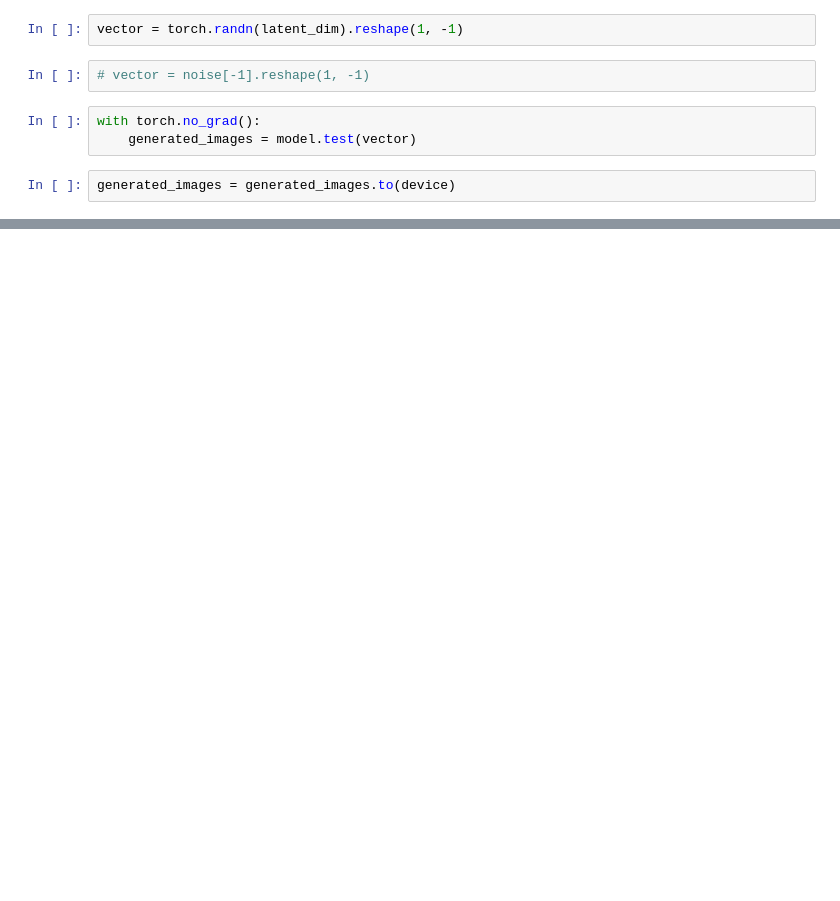
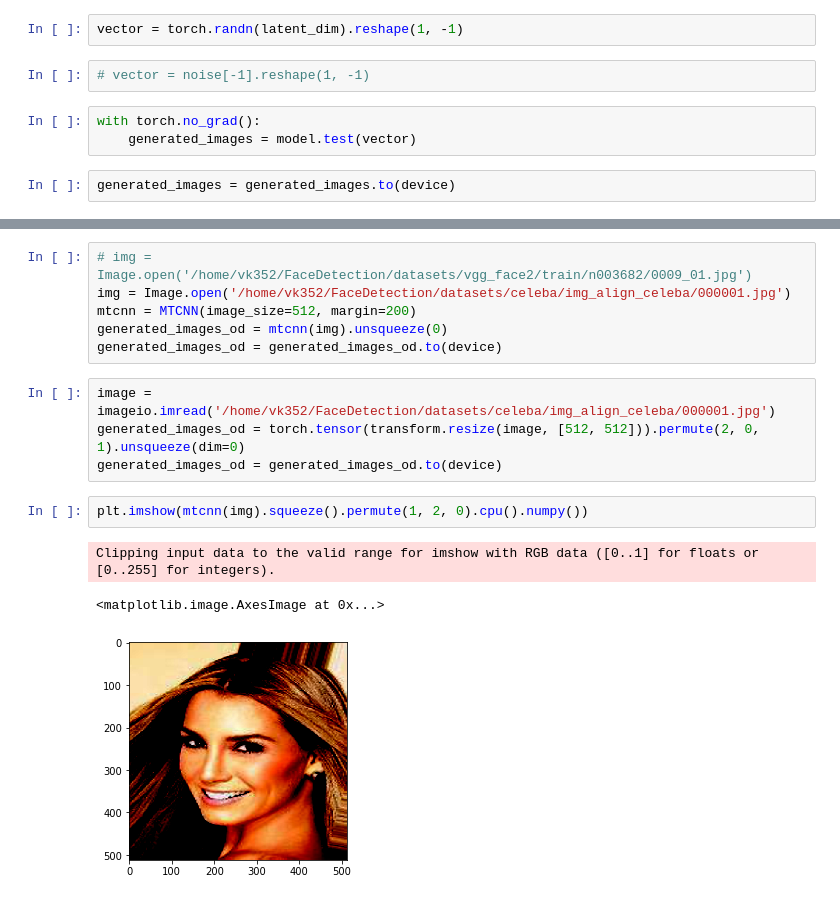
Before and after one commit to varshakishore/FaceDetection, a Jupyter notebook: reverseEngineer.ipynb, the cells around one changed output, grey strips where cells are left out. Drawn from its saved outputs; the diff is of its cells as text; blank space fills up the shorter version.

```diff
--- a/reverseEngineer.ipynb
+++ b/reverseEngineer.ipynb
@@ -48,0 +60,16 @@ Clipping input data to the valid range for imshow with RGB data ([0..1] for floa
+# %%
+# img = Image.open('/home/vk352/FaceDetection/datasets/vgg_face2/train/n003682/0009_01.jpg')
+img = Image.open('/home/vk352/FaceDetection/datasets/celeba/img_align_celeba/000001.jpg')
+mtcnn = MTCNN(image_size=512, margin=200)
+generated_images_od = mtcnn(img).unsqueeze(0)
+generated_images_od = generated_images_od.to(device)
+# %%
+image = imageio.imread('/home/vk352/FaceDetection/datasets/celeba/img_align_celeba/000001.jpg')
+generated_images_od = torch.tensor(transform.resize(image, [512, 512])).permute(2, 0, 1).unsqueeze(dim=0)
+generated_images_od = generated_images_od.to(device)
+# %%
+plt.imshow(mtcnn(img).squeeze().permute(1, 2, 0).cpu().numpy())
+# %% [output]
+Clipping input data to the valid range for imshow with RGB data ([0..1] for floats or [0..255] for integers).
+<matplotlib.image.AxesImage at 0x...>
+[figure, added]
```
Also changed, not shown: parts of 27 cells of this notebook, 2 other files.
